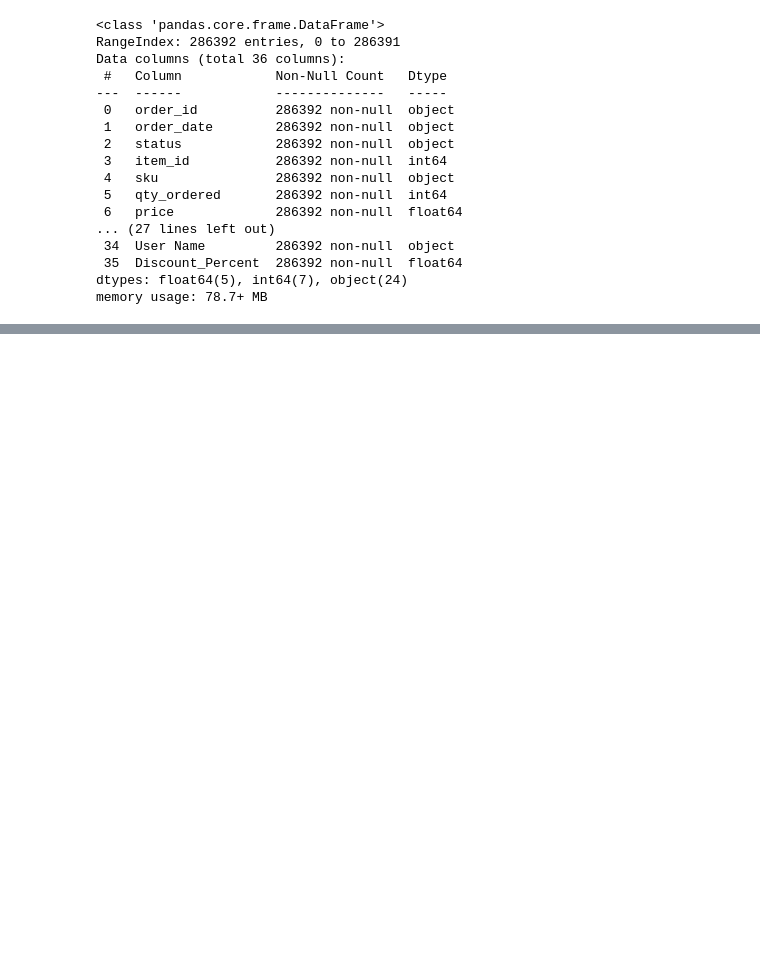
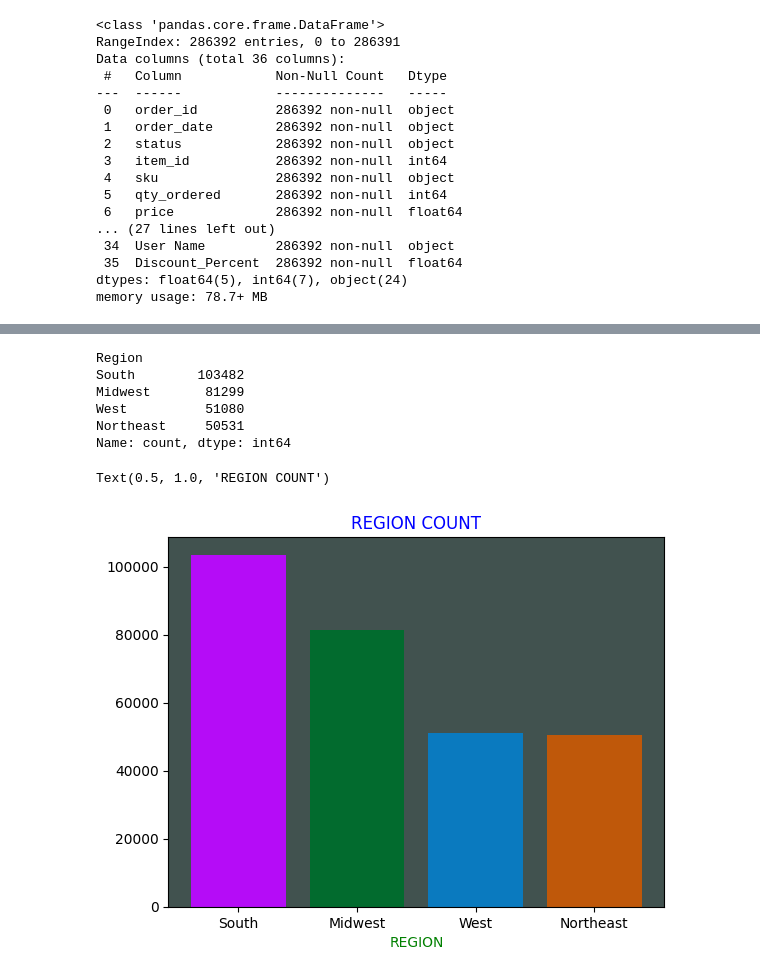
Before and after one commit to breakingcoders/Customer-analysis, a Jupyter notebook: customer.ipynb, the cells around one changed output, grey strips where cells are left out. Saved outputs shown, nothing was run; the diff lists cells and outputs as text; code cells hidden in the pictures; blank space fills up the shorter version.

Commit message:
plot

```diff
--- a/customer.ipynb
+++ b/customer.ipynb
@@ -39,0 +50,25 @@ memory usage: 78.7+ MB
+# %%
+data["Region"].value_counts()
+# %% [output]
+Region
+South        103482
+Midwest       81299
+West          51080
+Northeast     50531
+Name: count, dtype: int64
+# %%
+south = data[data["Region"] == "South"]
+midwest = data[data["Region"] == "Midwest"]
+west = data[data["Region"] == "West"]
+Northeast = data[data["Region"] == "Northeast"]
+# %%
+import matplotlib.pyplot as plt
+ax = plt.axes()
+ax.set_facecolor("#41524f")
+color = ["#b50cf7" , "#026b2e" , "#0a7abf" , "#bf580a"]
+plt.bar(["South" , "Midwest" , "West" , "Northeast"] , [len(south) , len(midwest) , len(west) , len(Northeast)] , color=color)
+plt.xlabel("REGION" , color="green")
+plt.title("REGION COUNT" , color="blue")
+# %% [output]
+Text(0.5, 1.0, 'REGION COUNT')
+[figure, added]
```
Also changed, not shown: parts of 1 cell of this notebook.
